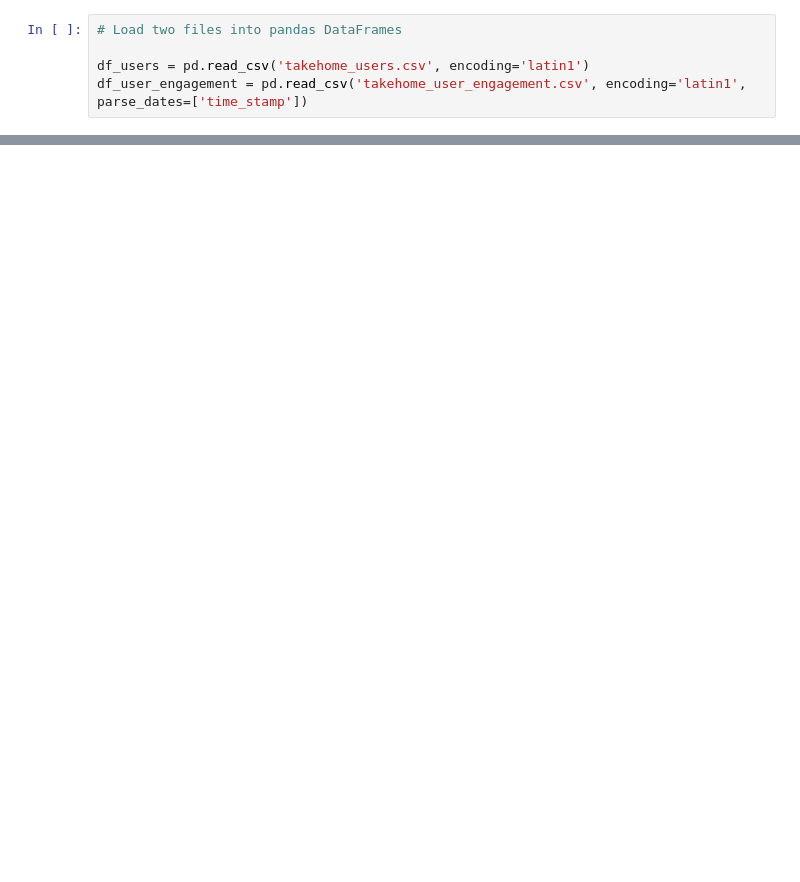
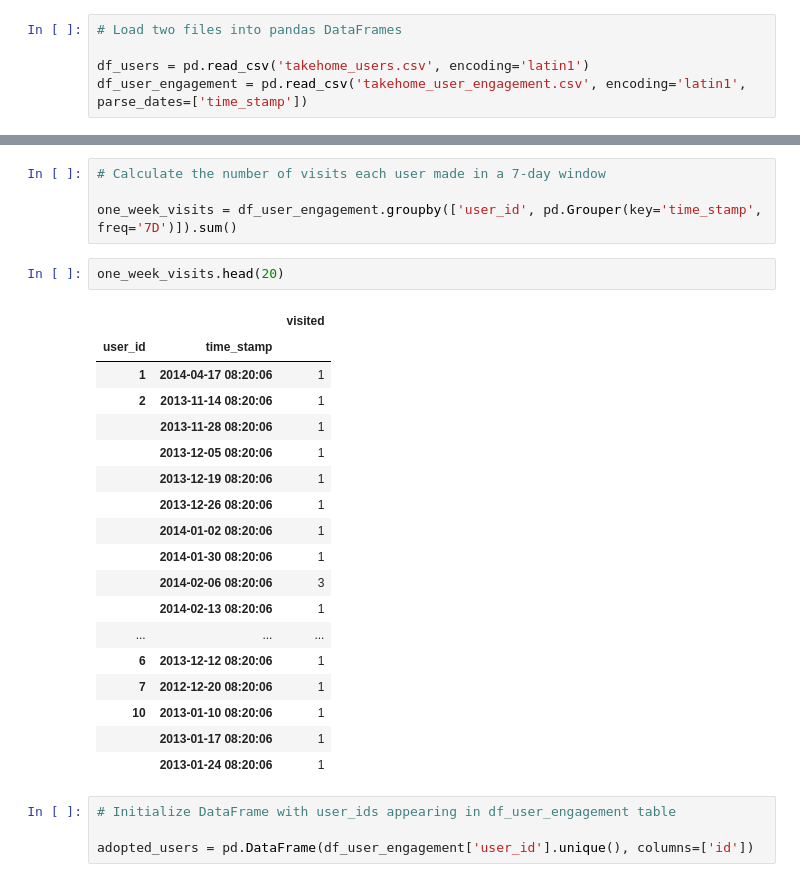
Before and after one commit to taylorcoder/Springboard, a Jupyter notebook: relax.ipynb, the cells around one changed output, grey strips where cells are left out. Saved outputs shown, nothing was run; the diff lists cells and outputs as text; blank space fills up the shorter version.

```diff
--- a/relax.ipynb
+++ b/relax.ipynb
@@ -53,0 +47,29 @@ df_user_engagement
+# %%
+# Calculate the number of visits each user made in a 7-day window
+
+one_week_visits = df_user_engagement.groupby(['user_id', pd.Grouper(key='time_stamp', freq='7D')]).sum()
+# %%
+one_week_visits.head(20)
+# %% [output]
+|  |  | visited |
+| user_id | time_stamp |  |
+| 1 | 2014-04-17 08:20:06 | 1 |
+| 2 | 2013-11-14 08:20:06 | 1 |
+|  | 2013-11-28 08:20:06 | 1 |
+|  | 2013-12-05 08:20:06 | 1 |
+|  | 2013-12-19 08:20:06 | 1 |
+|  | 2013-12-26 08:20:06 | 1 |
+|  | 2014-01-02 08:20:06 | 1 |
+|  | 2014-01-30 08:20:06 | 1 |
+|  | 2014-02-06 08:20:06 | 3 |
+|  | 2014-02-13 08:20:06 | 1 |
+| ... | ... | ... |
+| 6 | 2013-12-12 08:20:06 | 1 |
+| 7 | 2012-12-20 08:20:06 | 1 |
+| 10 | 2013-01-10 08:20:06 | 1 |
+|  | 2013-01-17 08:20:06 | 1 |
+|  | 2013-01-24 08:20:06 | 1 |
+# %%
+# Initialize DataFrame with user_ids appearing in df_user_engagement table
+
+adopted_users = pd.DataFrame(df_user_engagement['user_id'].unique(), columns=['id'])
```
Also changed, not shown: parts of 29 cells of this notebook.
